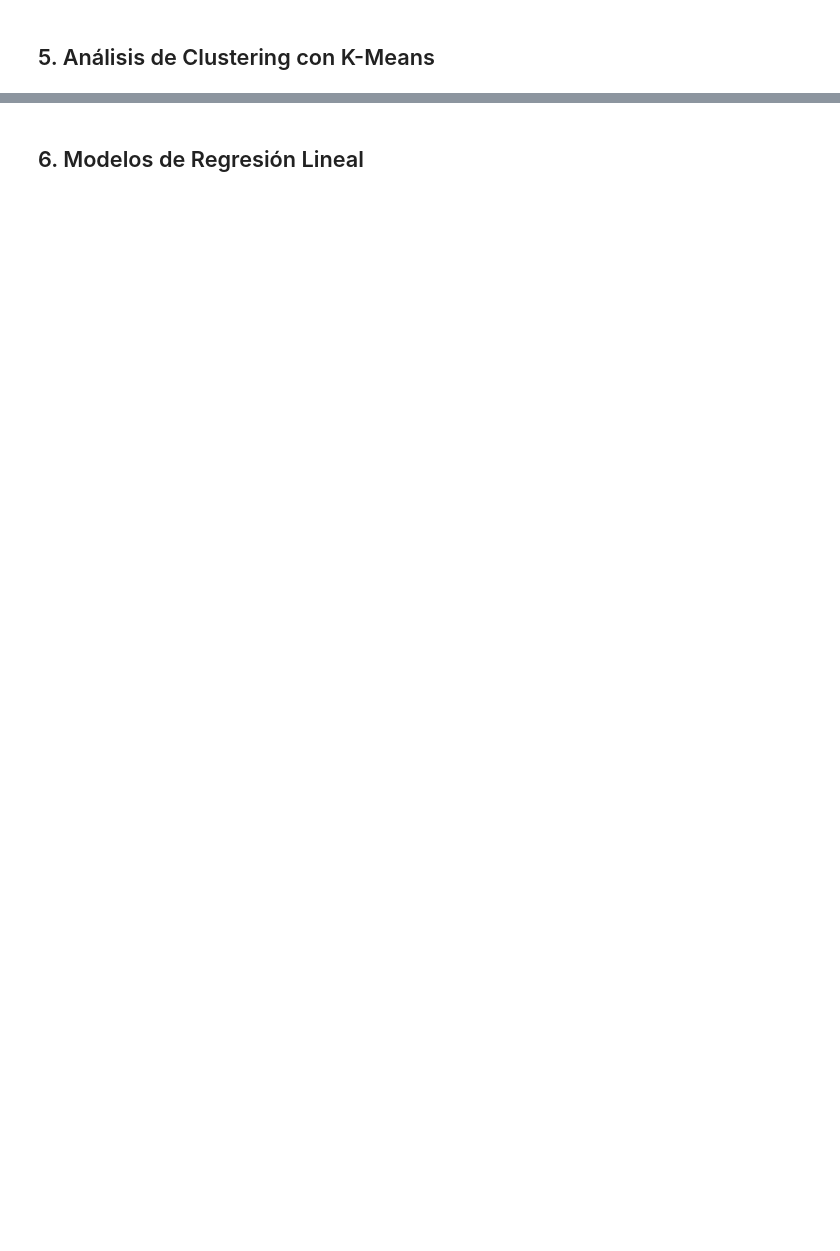
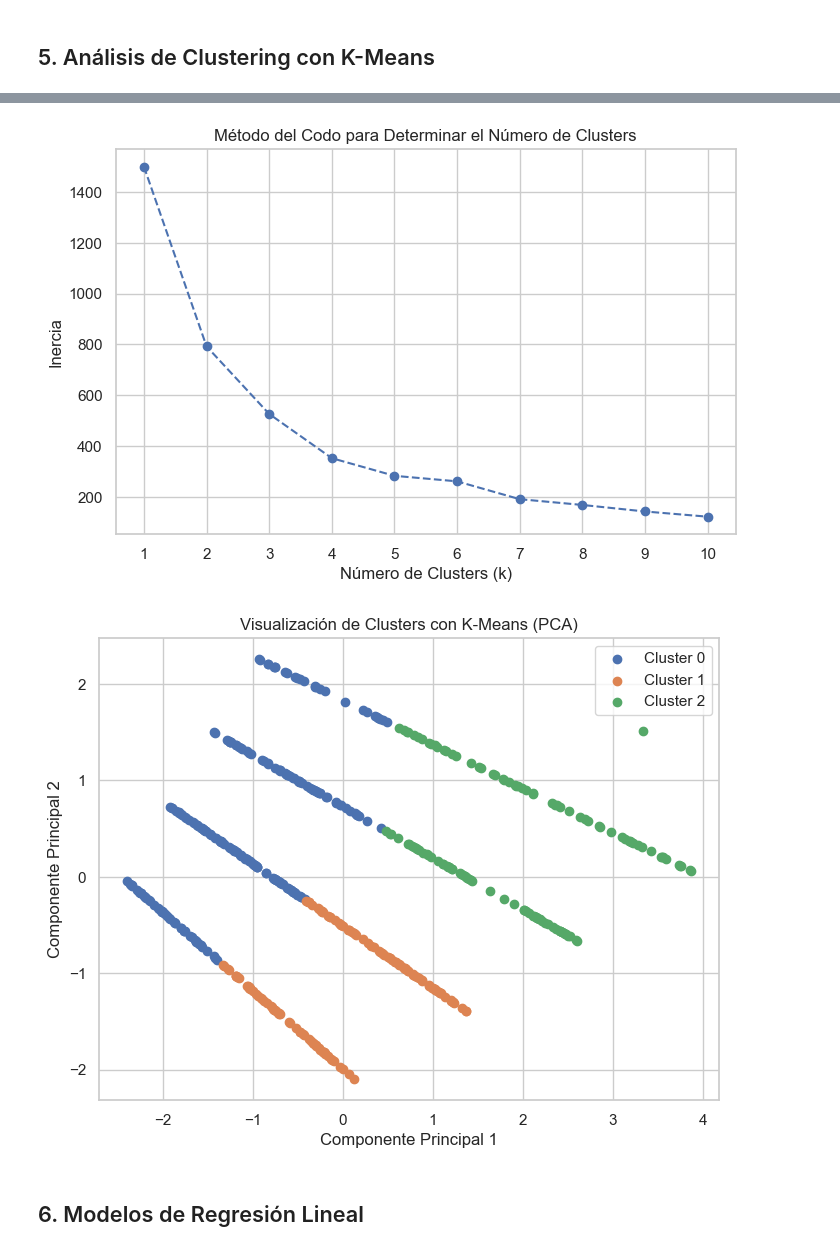
Before and after one commit to PaolaMtzCarrera/PROYECTO_FINAL_MINERIA, a Jupyter notebook: 3P_PROYECTO_FINAL.ipynb, the cells around one changed output, grey strips where cells are left out. Saved outputs shown, nothing was run; the diff lists cells and outputs as text; code cells hidden in the pictures; blank space fills up the shorter version.

```diff
--- a/3P_PROYECTO_FINAL.ipynb
+++ b/3P_PROYECTO_FINAL.ipynb
@@ -76,0 +181,4 @@ insertar_datos(df, 'tb_ventas_discosvinilo', conn)
+# %%
+# Eliminar duplicados
+df_sin_duplicados = df.drop_duplicates() # Mantenemos solo la primera aparición de cada fila duplicada
+df_sin_duplicados
@@ -76,0 +220,10 @@ insertar_datos(df, 'tb_ventas_discosvinilo', conn)
+# %%
+#Esto asegura que estamos trabajando con un DataFrame independiente y no con una vista del original,
+df_sin_duplicados = df_sin_duplicados.copy()
+
+# Convertir la columna Date en tipo de dato datetime conservando su formato
+df_sin_duplicados['Date'] = pd.to_datetime(df['Date'], format='%d/%m/%Y')
+
+
+# Verifica el tipo de dato después de la conversión
+df_sin_duplicados.dtypes
@@ -79,2 +328,58 @@ insertar_datos(df, 'tb_ventas_discosvinilo', conn)
 # %% [markdown]
 ## 5. Análisis de Clustering con K-Means
+# %%
+from sklearn.cluster import KMeans
+from sklearn.preprocessing import StandardScaler
+from sklearn.decomposition import PCA
+import numpy as np
+
+# 1. Selección de características y escalado
+features = ['Price', 'Quantity', 'Total']  # Variables relevantes para clustering
+data = df_sin_duplicados[features].dropna()  # Asegurar que no haya valores nulos
+scaler = StandardScaler()
+data_scaled = scaler.fit_transform(data)
+
+# 2. Determinación del número óptimo de clusters (método del codo)
+inertia = []
+k_range = range(1, 11)  # Probar de 1 a 10 clusters
+for k in k_range:
+    kmeans = KMeans(n_clusters=k, random_state=42)
+    kmeans.fit(data_scaled)
+    inertia.append(kmeans.inertia_)
+
+# Graficar el método del codo
+plt.figure(figsize=(8, 5))
+plt.plot(k_range, inertia, marker='o', linestyle='--', color='b')
+plt.title('Método del Codo para Determinar el Número de Clusters')
+plt.xlabel('Número de Clusters (k)')
+plt.ylabel('Inercia')
+plt.xticks(k_range)
+plt.grid(True)
+plt.show()
+
+# 3. Aplicar K-Means con el número óptimo de clusters (e.g., 3 clusters según el codo)
+optimal_k = 3  # Cambiar según el gráfico del codo
+kmeans = KMeans(n_clusters=optimal_k, random_state=42)
+clusters = kmeans.fit_predict(data_scaled)
+
+# Agregar las etiquetas de cluster al dataframe original
+df_sin_duplicados['Cluster'] = clusters
+
+# 4. Visualización de los clusters (usando PCA para reducir a 2D)
+pca = PCA(n_components=2)  # Reducir a dos dimensiones
+data_pca = pca.fit_transform(data_scaled)
+
+# Crear un scatter plot con los clusters
+plt.figure(figsize=(8, 6))
+for cluster in np.unique(clusters):
+    plt.scatter(data_pca[clusters == cluster, 0],
+                data_pca[clusters == cluster, 1],
+                label=f'Cluster {cluster}')
+
+plt.title('Visualización de Clusters con K-Means (PCA)')
+plt.xlabel('Componente Principal 1')
+plt.ylabel('Componente Principal 2')
+plt.legend()
+plt.grid(True)
+plt.show()
+# %% [output]
@@ -81,2 +400,4 @@ insertar_datos(df, 'tb_ventas_discosvinilo', conn)
+[figure, added]
+[figure, added]
 # %% [markdown]
 ## 6. Modelos de  Regresión Lineal
```
Also changed, not shown: parts of 17 cells of this notebook.
